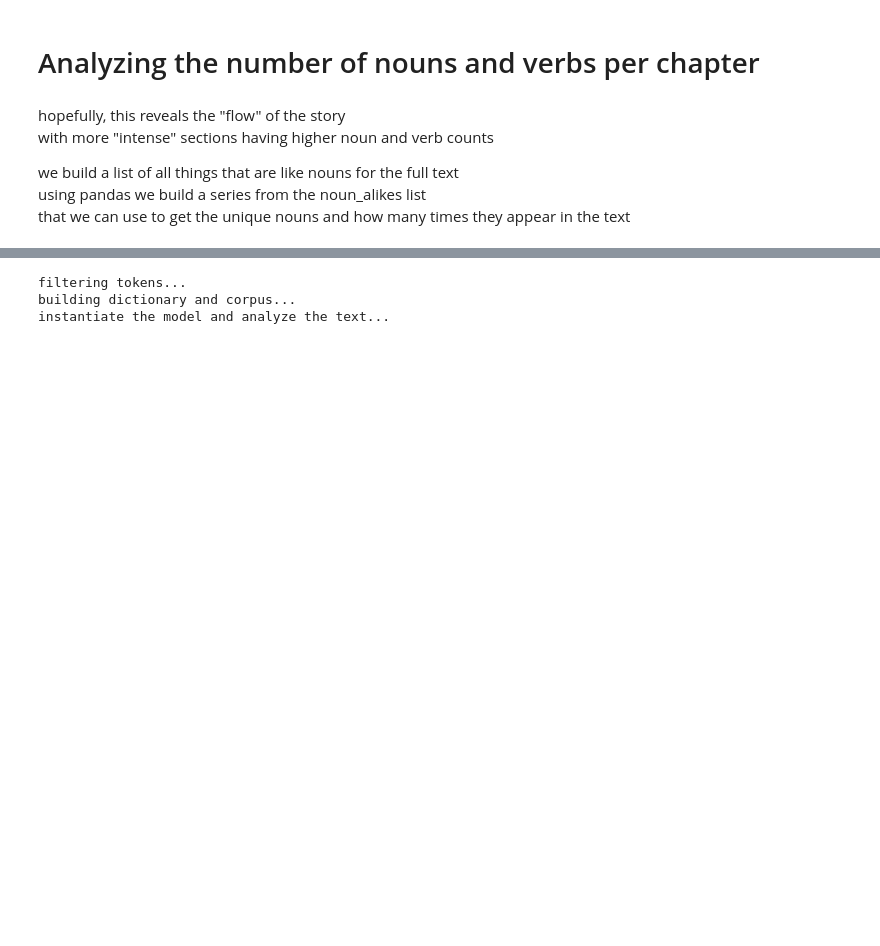
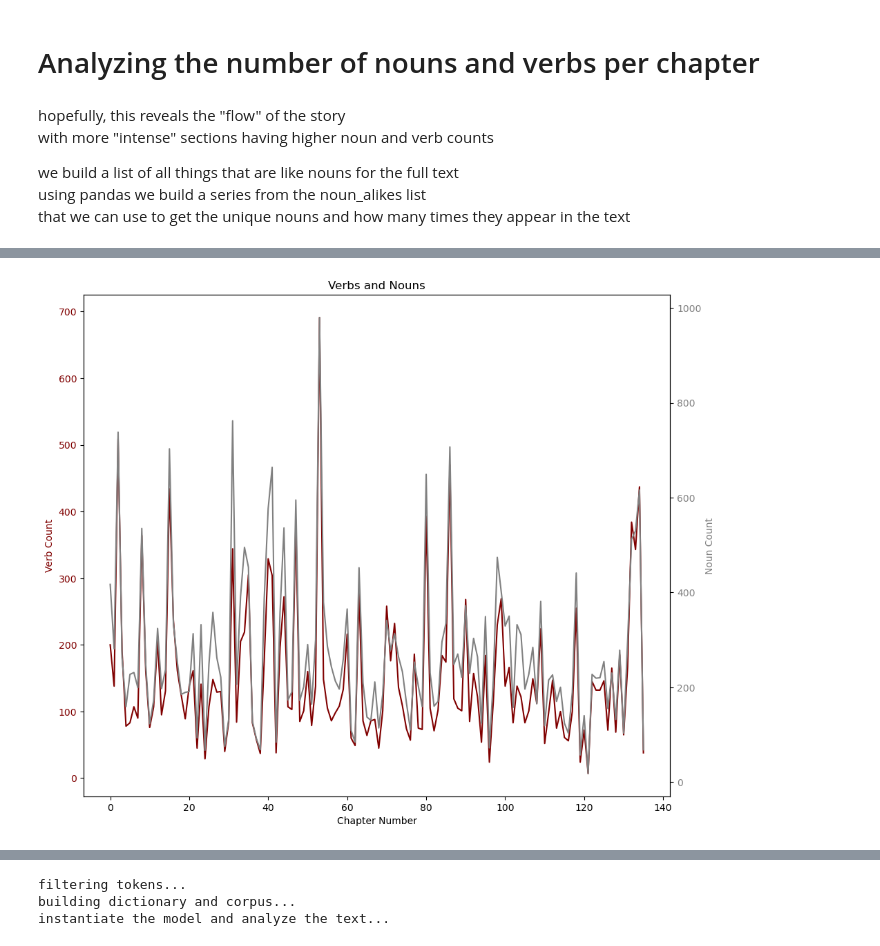
Before and after one commit to Pckay4058/COSC545-M2-Project, a Jupyter notebook: main.ipynb, the cells around one changed output, grey strips where cells are left out. Drawn from its saved outputs; the diff is of its cells as text; code cells hidden in the pictures; blank space fills up the shorter version.

```diff
--- a/main.ipynb
+++ b/main.ipynb
@@ -191,3 +191,24 @@ plt.show()
+# %%
+fig, ax1 = plt.subplots(figsize = (10, 8))
+
+color = 'tab:red'
+ax1.set_xlabel('Chapter Number')
+ax1.set_ylabel('Verb Count', color='maroon')
+ax1.plot(x, verbscount, color='maroon')
+ax1.tick_params(axis='y', labelcolor='maroon')
+
+ax2 = ax1.twinx()  # instantiate a second axes that shares the same x-axis
+
+color = 'tab:blue'
+ax2.set_ylabel('Noun Count', color='grey')  # we already handled the x-label with ax1
+ax2.plot(x, nounscount, color='grey')
+ax2.tick_params(axis='y', labelcolor='grey')
+
+fig.tight_layout()  # otherwise the right y-label is slightly clipped
+plt.title('Verbs and Nouns')
+plt.show()
+# %% [output]
+[figure, added]
 # %%
 fig = plt.figure(figsize = (10, 6))
 plt.subplots_adjust(left=0.1,
```
Also changed, not shown: parts of 3 cells of this notebook.
